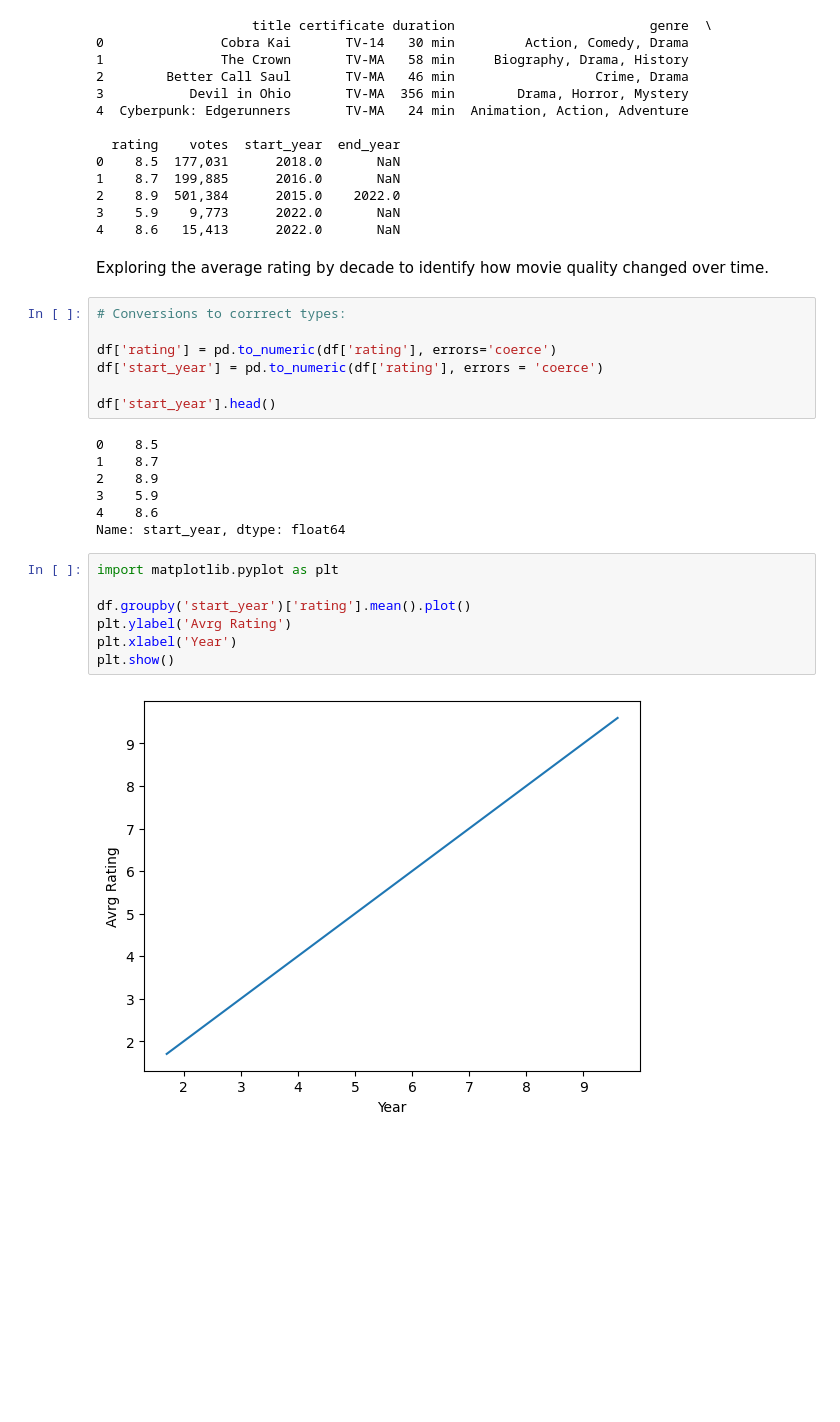
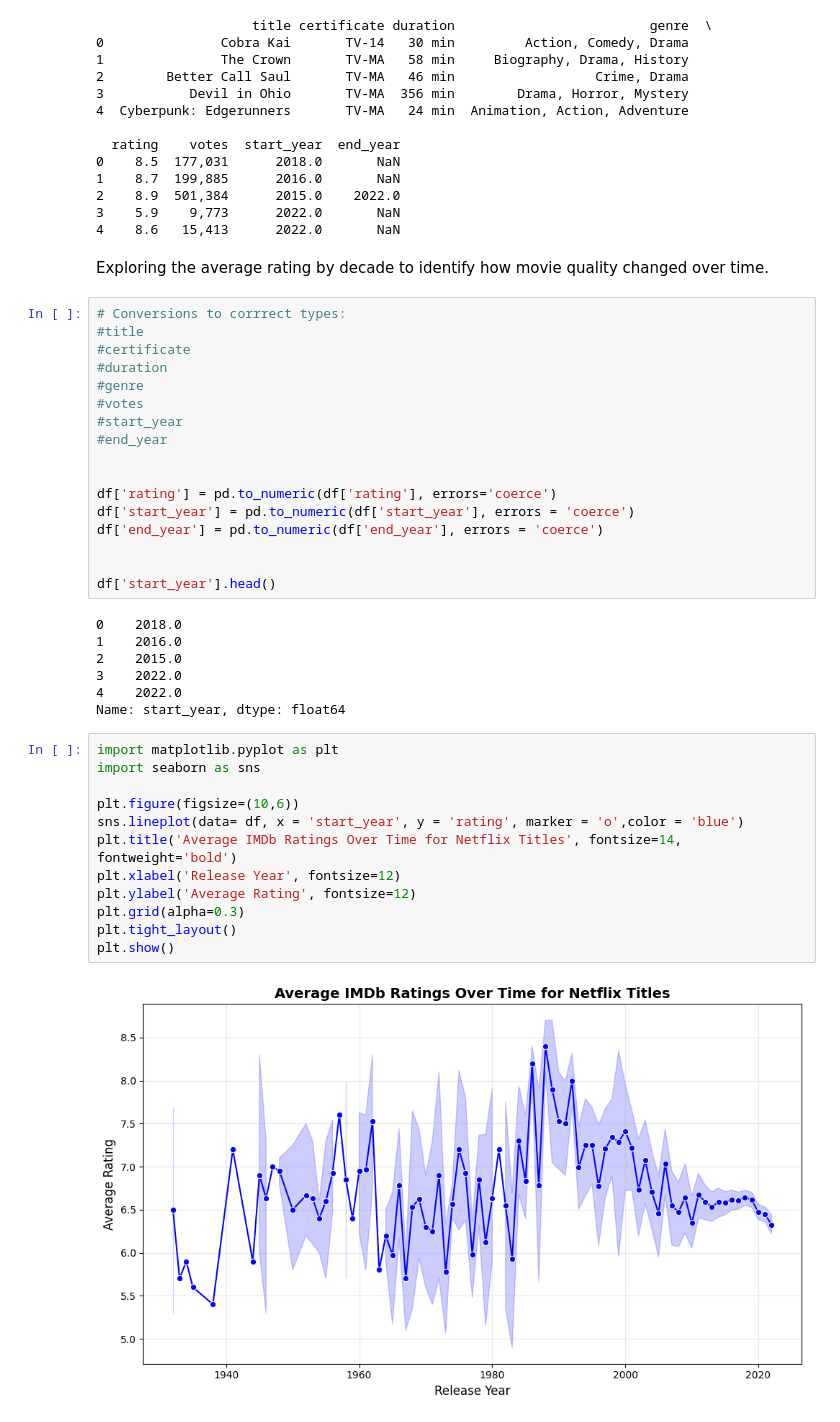
Before and after one commit to HayleyBunny/Netflix-Data-Visualization, a Jupyter notebook: Netflix Data Visualization and Analysis.ipynb, the cells around one changed output. Drawn from its saved outputs; the diff is of its cells as text; blank space fills up the shorter version.

```diff
--- a/Netflix Data Visualization and Analysis.ipynb
+++ b/Netflix Data Visualization and Analysis.ipynb
@@ -178,28 +178,43 @@ print(df.head())
 2    8.9  501,384      2015.0    2022.0
 3    5.9    9,773      2022.0       NaN
 4    8.6   15,413      2022.0       NaN
-# %% [markdown]
-Exploring the average rating by decade to identify how movie quality changed over time.
-# %%
-# Conversions to corrrect types:
-
-df['rating'] = pd.to_numeric(df['rating'], errors='coerce')
-df['start_year'] = pd.to_numeric(df['rating'], errors = 'coerce')
-
-df['start_year'].head()
-# %% [output]
-0    8.5
-1    8.7
-2    8.9
-3    5.9
-4    8.6
-Name: start_year, dtype: float64
-# %%
-import matplotlib.pyplot as plt
-
-df.groupby('start_year')['rating'].mean().plot()
-plt.ylabel('Avrg Rating')
-plt.xlabel('Year')
-plt.show()
-# %% [output]
-[figure, removed]
+# %% [markdown]
+Exploring the average rating by decade to identify how movie quality changed over time.
+# %%
+# Conversions to corrrect types:
+#title
+#certificate
+#duration
+#genre
+#votes
+#start_year
+#end_year
+
+
+df['rating'] = pd.to_numeric(df['rating'], errors='coerce')
+df['start_year'] = pd.to_numeric(df['start_year'], errors = 'coerce')
+df['end_year'] = pd.to_numeric(df['end_year'], errors = 'coerce')
+
+
+df['start_year'].head()
+# %% [output]
+0    2018.0
+1    2016.0
+2    2015.0
+3    2022.0
+4    2022.0
+Name: start_year, dtype: float64
+# %%
+import matplotlib.pyplot as plt
+import seaborn as sns
+
+plt.figure(figsize=(10,6))
+sns.lineplot(data= df, x = 'start_year', y = 'rating', marker = 'o',color = 'blue')
+plt.title('Average IMDb Ratings Over Time for Netflix Titles', fontsize=14, fontweight='bold')
+plt.xlabel('Release Year', fontsize=12)
+plt.ylabel('Average Rating', fontsize=12)
+plt.grid(alpha=0.3)
+plt.tight_layout()
+plt.show()
+# %% [output]
+[figure, added]
```
Also changed, not shown: parts of 14 cells of this notebook.
